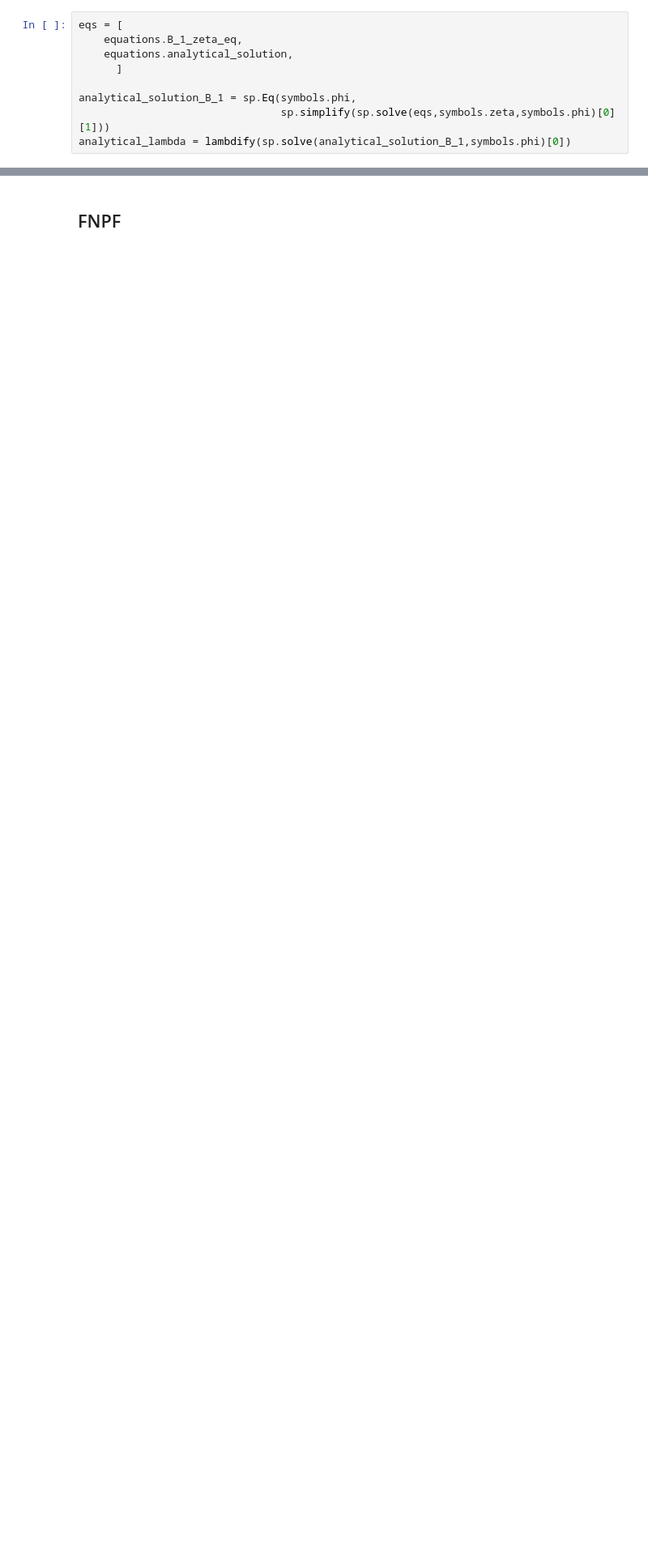
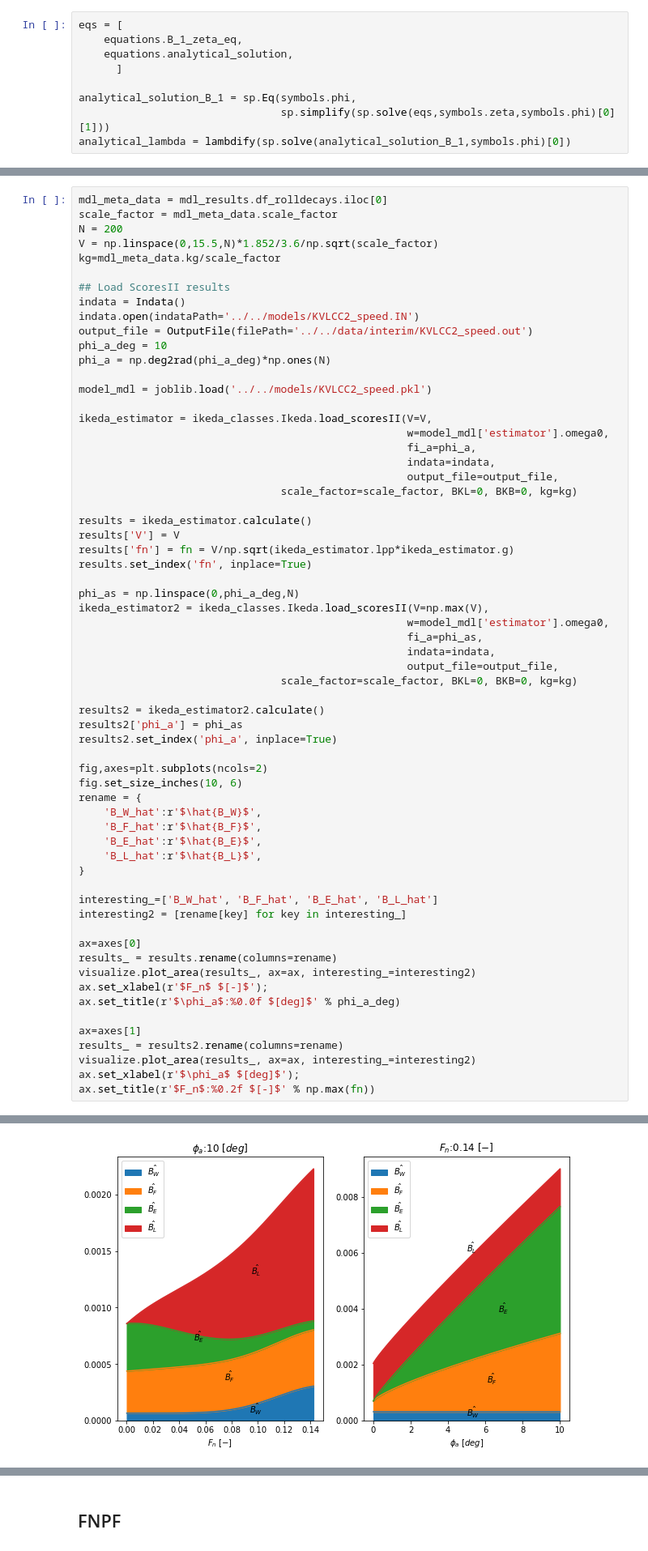
Before and after one commit to martinlarsalbert/Prediction-of-roll-motion-using-fully-nonlinear-potential-flow-and-Ikedas-method, a Jupyter notebook: reports/ISOPE_outline/01.1.outline.ipynb, the cells around one changed output, grey strips where cells are left out. Shown at 81% size. Cells and saved outputs as stored; diff of their text form; blank space fills up the shorter version.

```diff
--- a/reports/ISOPE_outline/01.1.outline.ipynb
+++ b/reports/ISOPE_outline/01.1.outline.ipynb
@@ -268,0 +317,64 @@ analytical_lambda
+# %%
+mdl_meta_data = mdl_results.df_rolldecays.iloc[0]
+scale_factor = mdl_meta_data.scale_factor
+N = 200
+V = np.linspace(0,15.5,N)*1.852/3.6/np.sqrt(scale_factor)
+kg=mdl_meta_data.kg/scale_factor
+
+## Load ScoresII results
+indata = Indata()
+indata.open(indataPath='../../models/KVLCC2_speed.IN')
+output_file = OutputFile(filePath='../../data/interim/KVLCC2_speed.out')
+phi_a_deg = 10
+phi_a = np.deg2rad(phi_a_deg)*np.ones(N)
+
+model_mdl = joblib.load('../../models/KVLCC2_speed.pkl')
+
+ikeda_estimator = ikeda_classes.Ikeda.load_scoresII(V=V,
+                                                    w=model_mdl['estimator'].omega0,
+                                                    fi_a=phi_a,
+                                                    indata=indata,
+                                                    output_file=output_file,
+                                scale_factor=scale_factor, BKL=0, BKB=0, kg=kg)
+
+results = ikeda_estimator.calculate()
+results['V'] = V
+results['fn'] = fn = V/np.sqrt(ikeda_estimator.lpp*ikeda_estimator.g)
+results.set_index('fn', inplace=True)
+
+phi_as = np.linspace(0,phi_a_deg,N)
+ikeda_estimator2 = ikeda_classes.Ikeda.load_scoresII(V=np.max(V),
+                                                    w=model_mdl['estimator'].omega0,
+                                                    fi_a=phi_as,
+                                                    indata=indata,
+                                                    output_file=output_file,
+                                scale_factor=scale_factor, BKL=0, BKB=0, kg=kg)
+
+results2 = ikeda_estimator2.calculate()
+results2['phi_a'] = phi_as
+results2.set_index('phi_a', inplace=True)
+
+fig,axes=plt.subplots(ncols=2)
+fig.set_size_inches(10, 6)
+rename = {
+    'B_W_hat':r'$\hat{B_W}$',
+    'B_F_hat':r'$\hat{B_F}$',
+    'B_E_hat':r'$\hat{B_E}$',
+    'B_L_hat':r'$\hat{B_L}$',
+}
+
+interesting_=['B_W_hat', 'B_F_hat', 'B_E_hat', 'B_L_hat']
+interesting2 = [rename[key] for key in interesting_]
+
+ax=axes[0]
+results_ = results.rename(columns=rename)
+visualize.plot_area(results_, ax=ax, interesting_=interesting2)
+ax.set_xlabel(r'$F_n$ $[-]$');
+ax.set_title(r'$\phi_a$:%0.0f $[deg]$' % phi_a_deg)
+
+ax=axes[1]
+results_ = results2.rename(columns=rename)
+visualize.plot_area(results_, ax=ax, interesting_=interesting2)
+ax.set_xlabel(r'$\phi_a$ $[deg]$');
+ax.set_title(r'$F_n$:%0.2f $[-]$' % np.max(fn))
+# %% [output]
@@ -269 +382,2 @@ analytical_lambda
+[figure, added]
 # %% [markdown]
```
Also changed, not shown: parts of 14 cells of this notebook, 2 other files.
